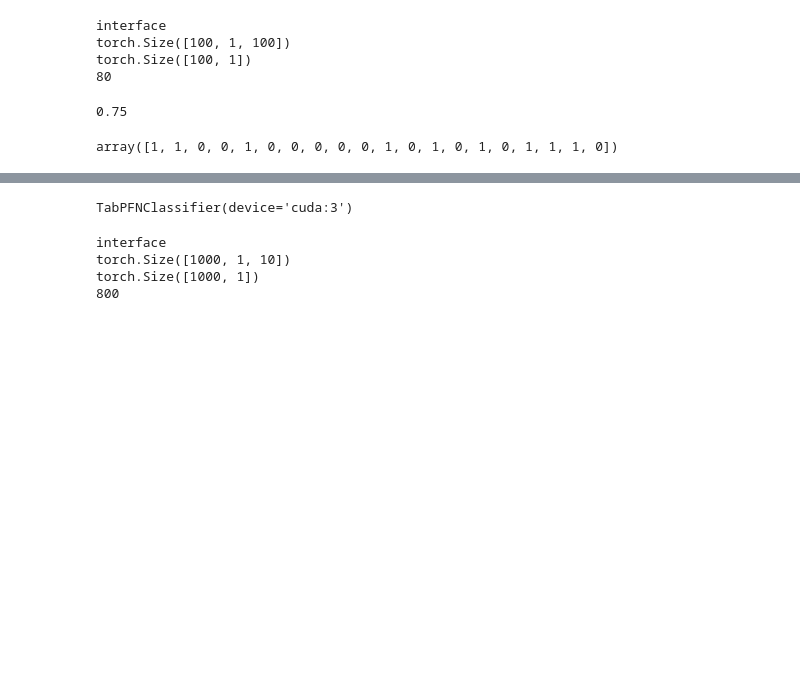
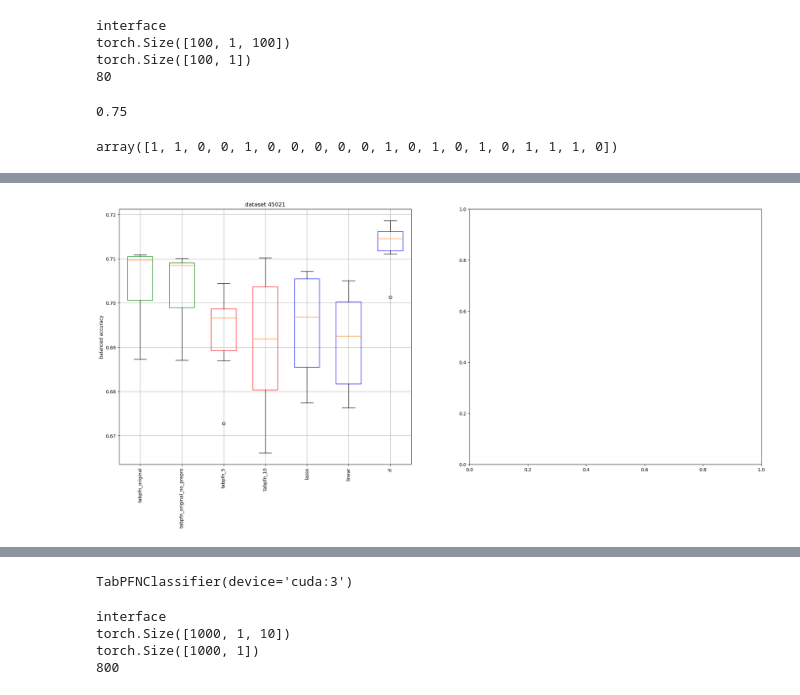
Before and after one commit to LeoGrin/TabPFN, a Jupyter notebook: tabpfn/try_high_dim.ipynb, the cells around one changed output, grey strips where cells are left out. Saved outputs shown, nothing was run; the diff lists cells and outputs as text; code cells hidden in the pictures; blank space fills up the shorter version.

```diff
--- a/tabpfn/try_high_dim.ipynb
+++ b/tabpfn/try_high_dim.ipynb
@@ -309,0 +370,3 @@ torch.Size([1000, 1, 10])
+# %%
+tabpfn_original = TabPFNClassifier(device=device)
+tabpfn_original_no_prepro = TabPFNClassifier(device=device, no_preprocess_mode=True)
@@ -309,0 +438,10 @@ torch.Size([1000, 1, 10])
+# %%
+dataset_id = 45019
+#dataset_id = 1480
+#dataset_id = 1510
+#dataset_id = 1467
+import openml
+dataset = openml.datasets.get_dataset(dataset_id)
+X, y, categorical_indicator, attribute_names = dataset.get_data(
+    dataset_format="array", target=dataset.default_target_attribute
+)
@@ -309,0 +452,3 @@ torch.Size([1000, 1, 10])
+# %%
+model_5_step.fit(X_train, y_train)
+#model_5_step.predict(X_test)
@@ -309,0 +457,3 @@ torch.Size([1000, 1, 10])
+# %%
+model_5_step.fit(X_train, y_train)
+model_5_step.predict(X_test)
@@ -309,0 +510,25 @@ torch.Size([1000, 1, 10])
+# %%
+# plot results with subplots per dataset
+# replace 0 by nan
+all_scores[all_scores == 0] = np.nan
+fig, axes = plt.subplots(nrows=1, ncols=len(dataset_ids) + 1, figsize=(25, 10))
+for i, dataset_id in enumerate(dataset_ids):
+    for j, (model_name, model) in enumerate(zip(model_names, models)):
+        if "tabpfn" in model_name:
+            # fill box in red
+            if "original" in model_name:
+                axes[i].boxplot(all_scores[dataset_ids.index(dataset_id), model_names.index(model_name), :], positions=[model_names.index(model_name)], widths=0.6, boxprops=dict(color="green"))
+            else:
+                axes[i].boxplot(all_scores[dataset_ids.index(dataset_id), model_names.index(model_name), :], positions=[model_names.index(model_name)], widths=0.6, boxprops=dict(color="red"))
+        else:
+            axes[i].boxplot(all_scores[dataset_ids.index(dataset_id), model_names.index(model_name), :], positions=[model_names.index(model_name)], widths=0.6, boxprops=dict(color="blue"))
+        axes[i].set_xticks(range(len(model_names)))
+        axes[i].set_xticklabels(model_names)
+        axes[i].set_title(f"dataset {dataset_id}")
+        axes[i].set_ylabel("balanced accuracy")
+        axes[i].grid(True)
+        # rotate x tick labels
+        for tick in axes[i].get_xticklabels():
+            tick.set_rotation(90)
+# %% [output]
+[figure, added]
```
Also changed, not shown: parts of 31 cells of this notebook, 6 other files.
